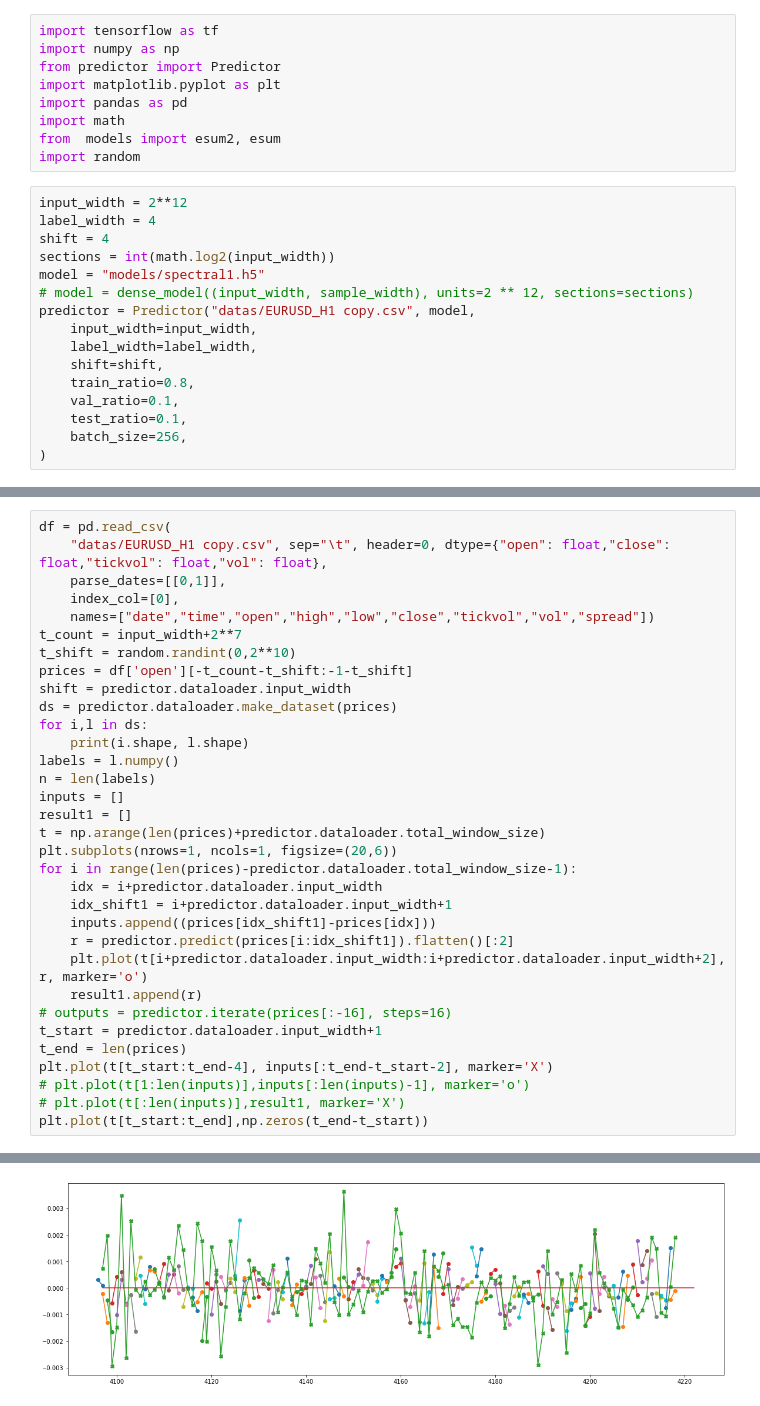
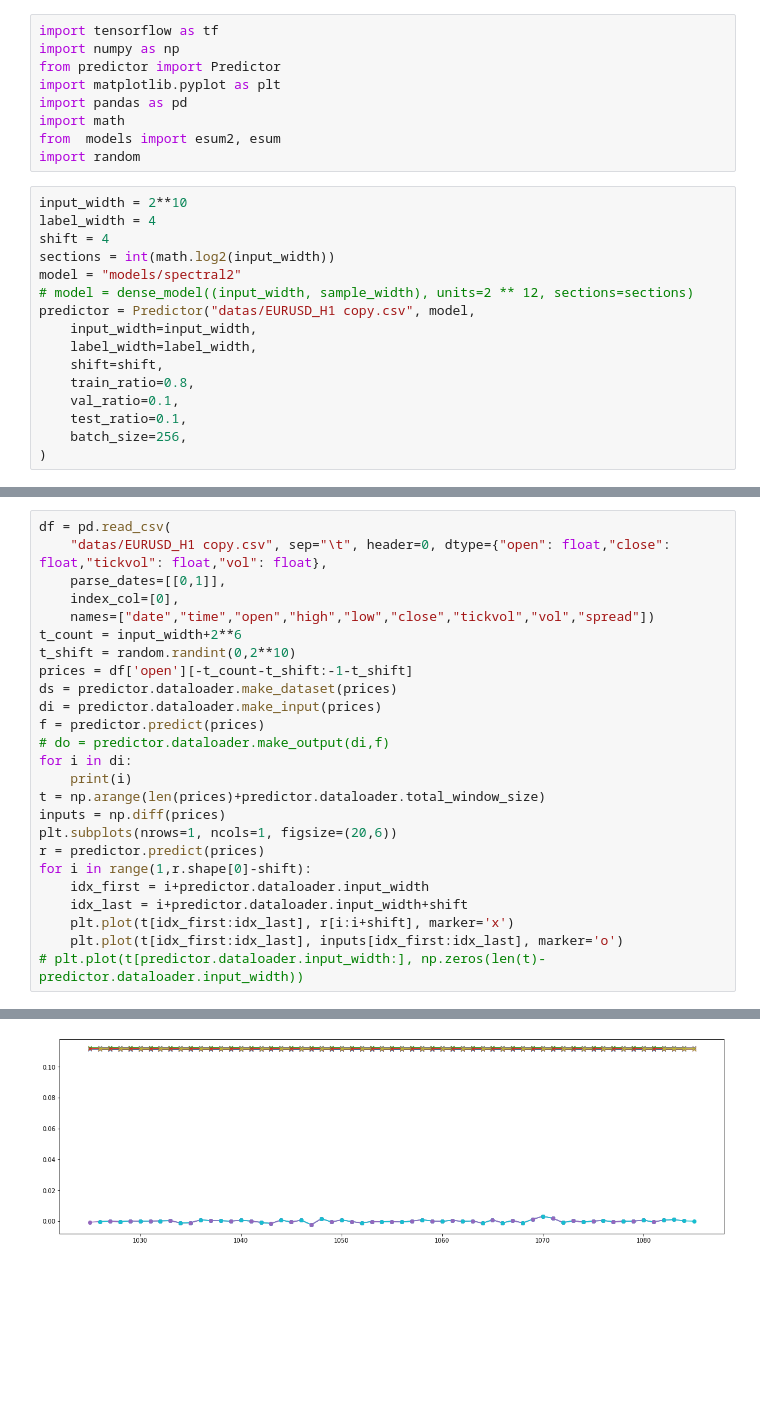
Before and after one commit to gurgutan/predictor, a Jupyter notebook: test3.ipynb, the cells around one changed output, grey strips where cells are left out. Cells and saved outputs as stored; diff of their text form; blank space fills up the shorter version.

Commit message:
spectral2-4

```diff
--- a/test3.ipynb
+++ b/test3.ipynb
@@ -8,11 +8,11 @@ import math
 from  models import esum2, esum
 import random
 # %%
-input_width = 2**12
+input_width = 2**10
 label_width = 4
 shift = 4
 sections = int(math.log2(input_width))
-model = "models/spectral1.h5"
+model = "models/spectral2"
 # model = dense_model((input_width, sample_width), units=2 ** 12, sections=sections)
 predictor = Predictor("datas/EURUSD_H1 copy.csv", model,
     input_width=input_width,
@@ -39,31 +38,23 @@ df = pd.read_csv(
     parse_dates=[[0,1]],
     index_col=[0],
     names=["date","time","open","high","low","close","tickvol","vol","spread"])
-t_count = input_width+2**7
+t_count = input_width+2**6
 t_shift = random.randint(0,2**10)
 prices = df['open'][-t_count-t_shift:-1-t_shift]
-shift = predictor.dataloader.input_width
 ds = predictor.dataloader.make_dataset(prices)
-for i,l in ds:
-    print(i.shape, l.shape)
-labels = l.numpy()
-n = len(labels)
-inputs = []
-result1 = []
+di = predictor.dataloader.make_input(prices)
+f = predictor.predict(prices)
+# do = predictor.dataloader.make_output(di,f)
+for i in di:
+    print(i)
 t = np.arange(len(prices)+predictor.dataloader.total_window_size)
+inputs = np.diff(prices)
 plt.subplots(nrows=1, ncols=1, figsize=(20,6))
-for i in range(len(prices)-predictor.dataloader.total_window_size-1):
-    idx = i+predictor.dataloader.input_width
-    idx_shift1 = i+predictor.dataloader.input_width+1
-    inputs.append((prices[idx_shift1]-prices[idx]))
-    r = predictor.predict(prices[i:idx_shift1]).flatten()[:2]
-    plt.plot(t[i+predictor.dataloader.input_width:i+predictor.dataloader.input_width+2], r, marker='o')
-    result1.append(r)
-# outputs = predictor.iterate(prices[:-16], steps=16)
-t_start = predictor.dataloader.input_width+1
-t_end = len(prices)
-plt.plot(t[t_start:t_end-4], inputs[:t_end-t_start-2], marker='X')
-# plt.plot(t[1:len(inputs)],inputs[:len(inputs)-1], marker='o')
-# plt.plot(t[:len(inputs)],result1, marker='X')
-plt.plot(t[t_start:t_end],np.zeros(t_end-t_start))
+r = predictor.predict(prices)
+for i in range(1,r.shape[0]-shift):
+    idx_first = i+predictor.dataloader.input_width
+    idx_last = i+predictor.dataloader.input_width+shift
+    plt.plot(t[idx_first:idx_last], r[i:i+shift], marker='x')
+    plt.plot(t[idx_first:idx_last], inputs[idx_first:idx_last], marker='o')
+# plt.plot(t[predictor.dataloader.input_width:], np.zeros(len(t)-predictor.dataloader.input_width))
 # %% [output]
@@ -72 +69 @@ plt.plot(t[t_start:t_end],np.zeros(t_end-t_start))
-[figure, old version]
+[figure, new version]
```
Also changed, not shown: parts of 5 cells of this notebook, 9 other files.
